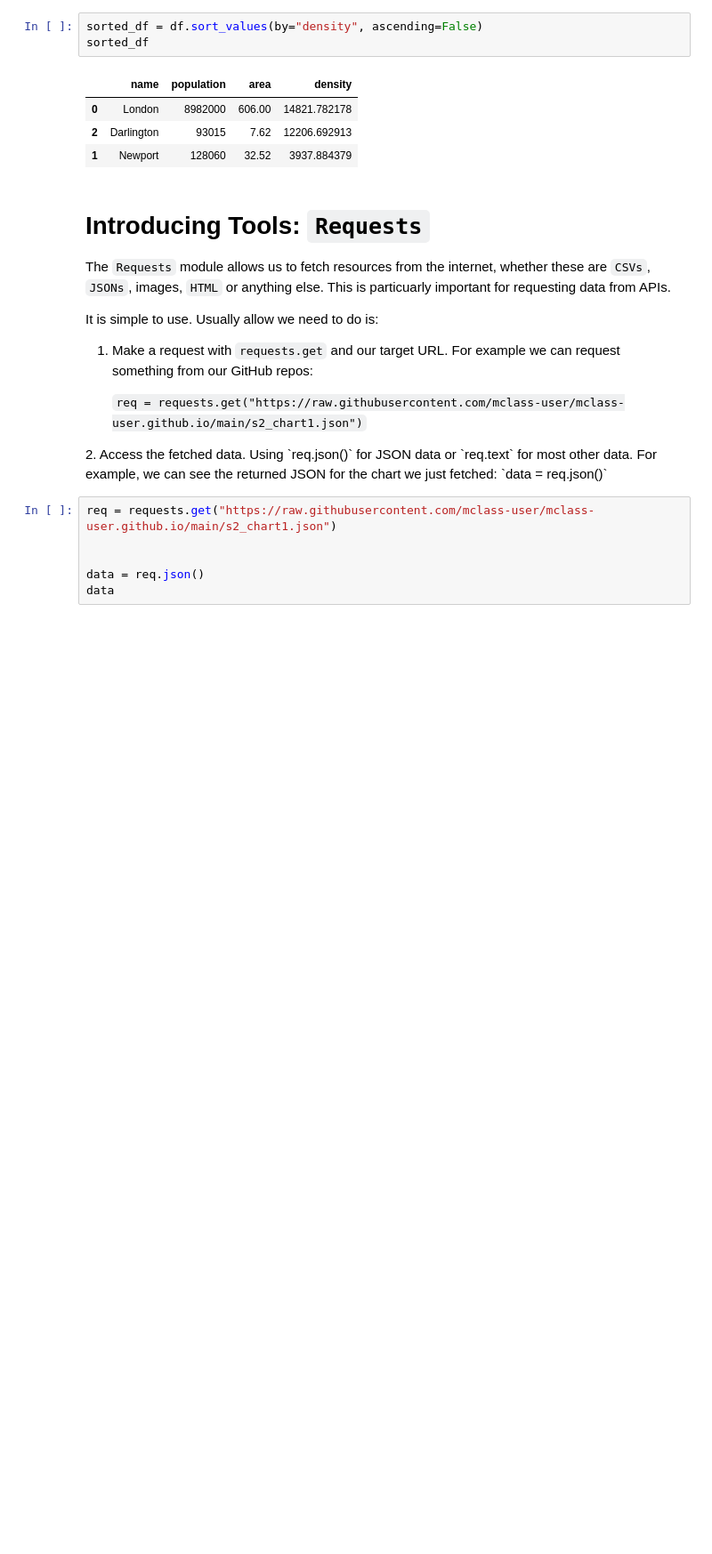
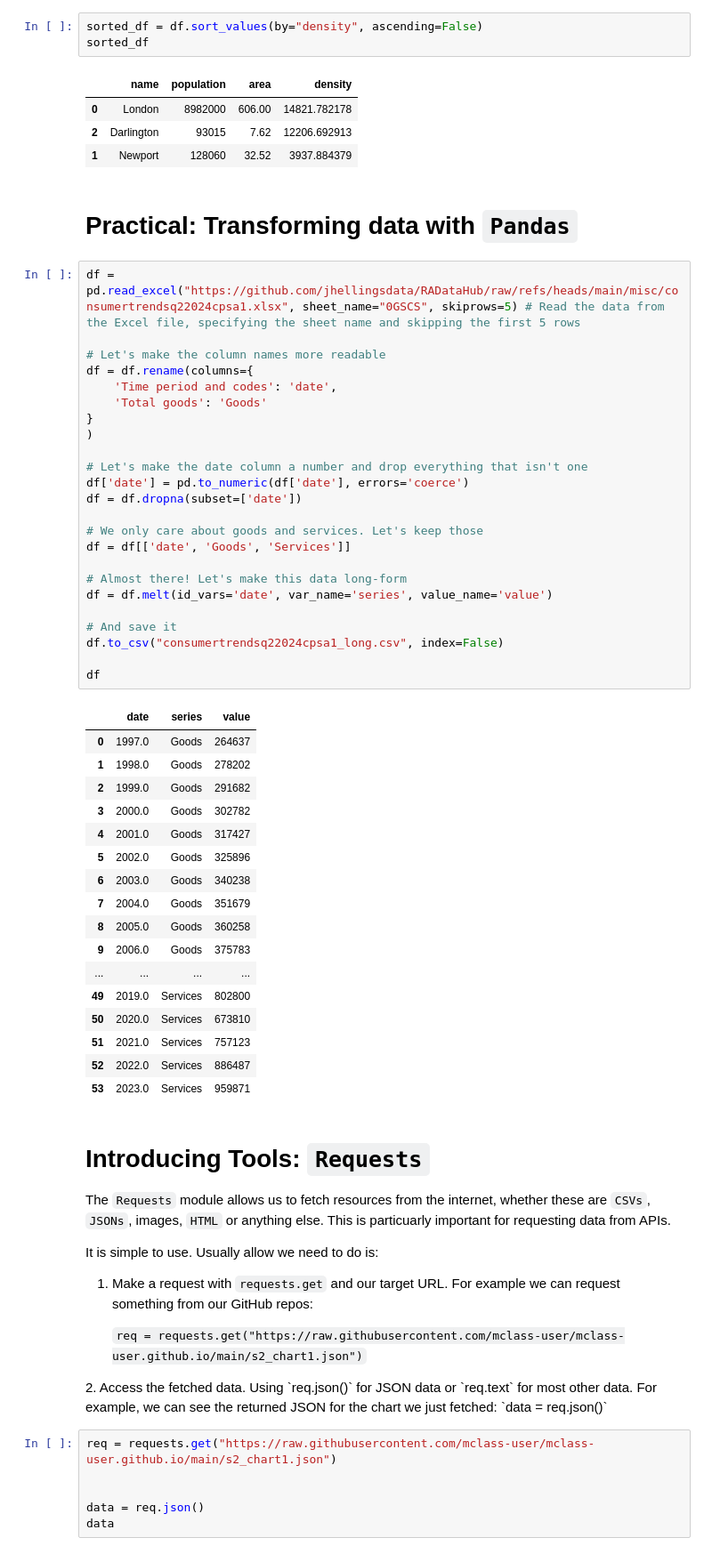
Before and after one commit to jhellingsdata/RADataHub, a Jupyter notebook: misc/Bristol_transforming_data.ipynb, the cells around one changed output. Shown at 89% size. Cells and saved outputs as stored; diff of their text form; blank space fills up the shorter version.

```diff
--- a/misc/Bristol_transforming_data.ipynb
+++ b/misc/Bristol_transforming_data.ipynb
@@ -101,6 +101,50 @@ sorted_df
 | 0 | London | 8982000 | 606.00 | 14821.782178 |
 | 2 | Darlington | 93015 | 7.62 | 12206.692913 |
 | 1 | Newport | 128060 | 32.52 | 3937.884379 |
+# %% [markdown]
+# Practical: Transforming data with `Pandas`
+# %%
+df = pd.read_excel("https://github.com/jhellingsdata/RADataHub/raw/refs/heads/main/misc/consumertrendsq22024cpsa1.xlsx", sheet_name="0GSCS", skiprows=5) # Read the data from the Excel file, specifying the sheet name and skipping the first 5 rows
+
+# Let's make the column names more readable
+df = df.rename(columns={
+    'Time period and codes': 'date',
+    'Total goods': 'Goods'
+}
+)
+
+# Let's make the date column a number and drop everything that isn't one
+df['date'] = pd.to_numeric(df['date'], errors='coerce')
+df = df.dropna(subset=['date'])
+
+# We only care about goods and services. Let's keep those
+df = df[['date', 'Goods', 'Services']]
+
+# Almost there! Let's make this data long-form
+df = df.melt(id_vars='date', var_name='series', value_name='value')
+
+# And save it
+df.to_csv("consumertrendsq22024cpsa1_long.csv", index=False)
+
+df
+# %% [output]
+|  | date | series | value |
+| 0 | 1997.0 | Goods | 264637 |
+| 1 | 1998.0 | Goods | 278202 |
+| 2 | 1999.0 | Goods | 291682 |
+| 3 | 2000.0 | Goods | 302782 |
+| 4 | 2001.0 | Goods | 317427 |
+| 5 | 2002.0 | Goods | 325896 |
+| 6 | 2003.0 | Goods | 340238 |
+| 7 | 2004.0 | Goods | 351679 |
+| 8 | 2005.0 | Goods | 360258 |
+| 9 | 2006.0 | Goods | 375783 |
+| ... | ... | ... | ... |
+| 49 | 2019.0 | Services | 802800 |
+| 50 | 2020.0 | Services | 673810 |
+| 51 | 2021.0 | Services | 757123 |
+| 52 | 2022.0 | Services | 886487 |
+| 53 | 2023.0 | Services | 959871 |
 # %% [markdown]
 </br>
 </br>
```
